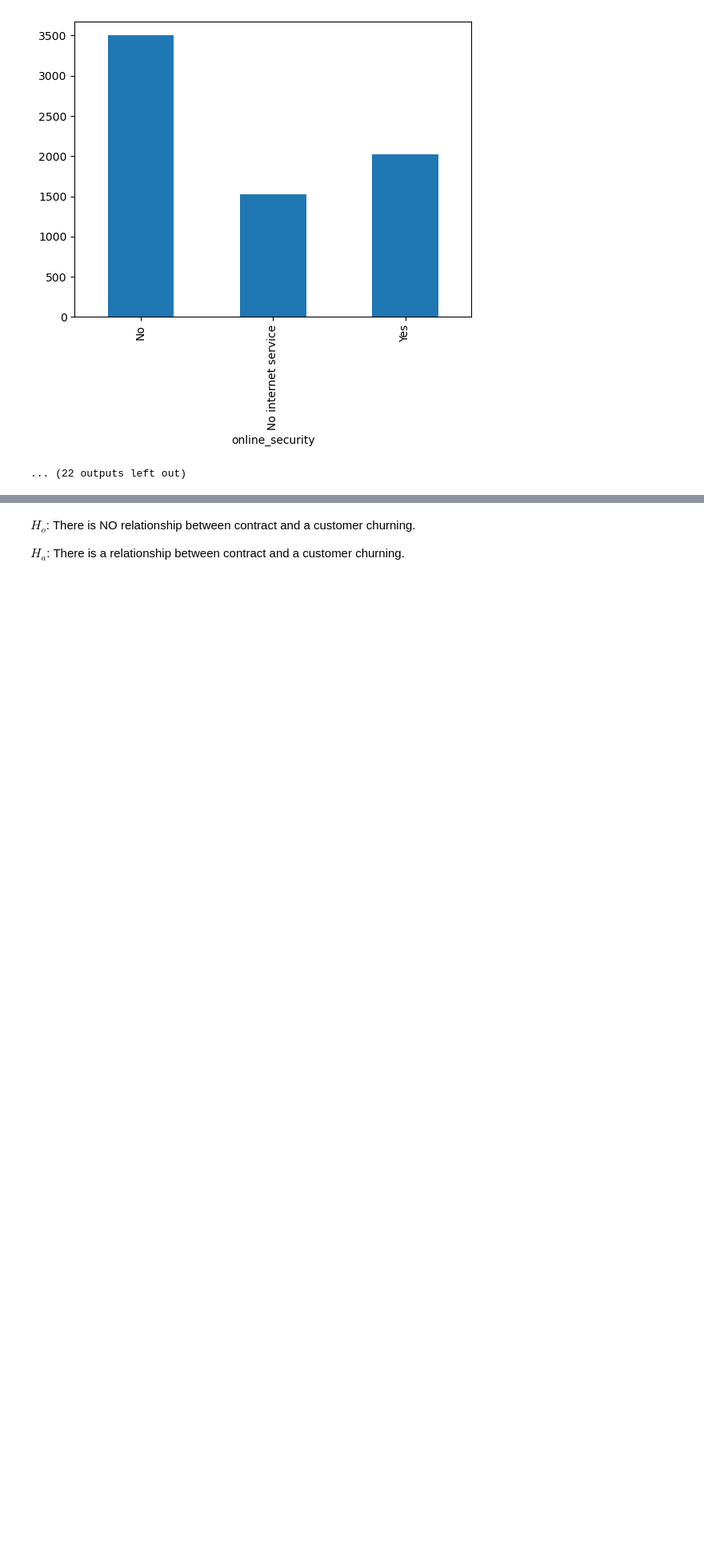
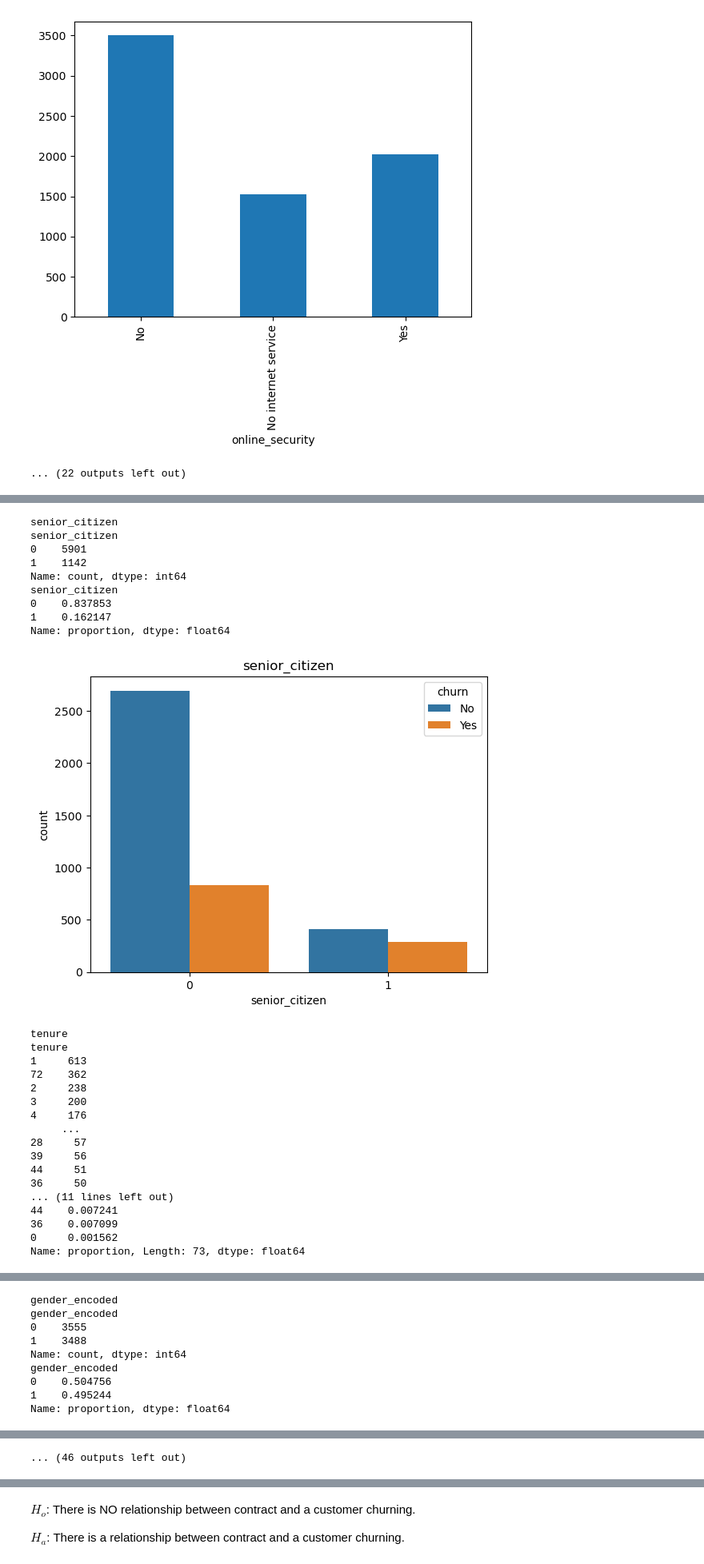
Before and after one commit to RyanPoole85/telco_classification_project, a Jupyter notebook: classification_project_draft.ipynb, the cells around one changed output, grey strips where cells are left out. Shown at 80% size. Drawn from its saved outputs; the diff is of its cells as text; code cells hidden in the pictures; blank space fills up the shorter version.

```diff
--- a/classification_project_draft.ipynb
+++ b/classification_project_draft.ipynb
@@ -220,4 +398 @@ memory usage: 2.5+ MB
 train, validate, test = p.splitting_data(df, 'churn')
-# %%
-df['churned'] = (df['churn'] == 'Yes')
-df = df.drop(columns='churn')
@@ -292,0 +469,38 @@ Summarize
+# %%
+#using this function to view numeric variables when compared to churning or not.
+
+for col in num_col:
+    print(col)
+    print(df[col].value_counts())
+    print(df[col].value_counts(normalize=True)) #percentage
+    sns.countplot(x=(col), hue="churn", data=train);
+    plt.title(col)
+    plt.show()
+# %% [output]
+senior_citizen
+senior_citizen
+0    5901
+1    1142
+Name: count, dtype: int64
+senior_citizen
+0    0.837853
+1    0.162147
+Name: proportion, dtype: float64
+[figure, added]
+tenure
+tenure
+1     613
+72    362
+2     238
+3     200
+4     176
+     ...
+28     57
+39     56
+44     51
+36     50
+... (11 lines left out)
+44    0.007241
+36    0.007099
+0     0.001562
+Name: proportion, Length: 73, dtype: float64
@@ -292,0 +544,9 @@ Summarize
+gender_encoded
+gender_encoded
+0    3555
+1    3488
+Name: count, dtype: int64
+gender_encoded
+0    0.504756
+1    0.495244
+Name: proportion, dtype: float64
@@ -293 +564,2 @@ Summarize
+... (46 outputs left out)
 # %% [markdown]
```
Also changed, not shown: parts of 192 cells of this notebook.
